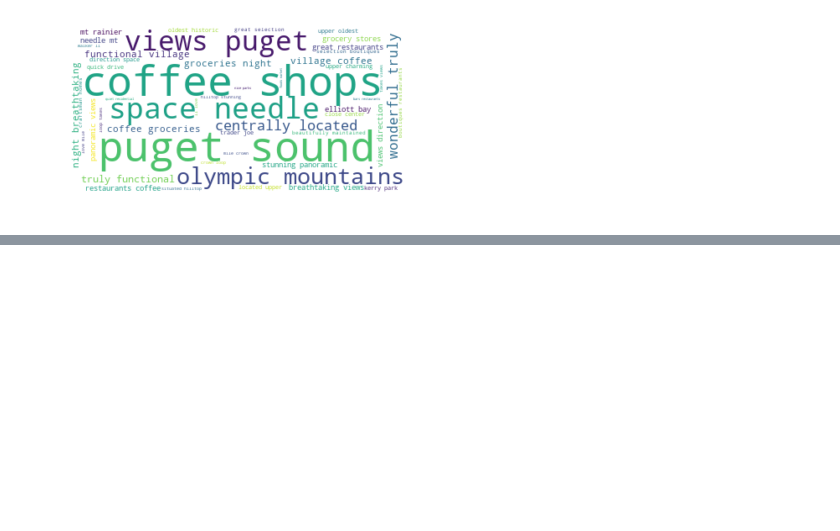
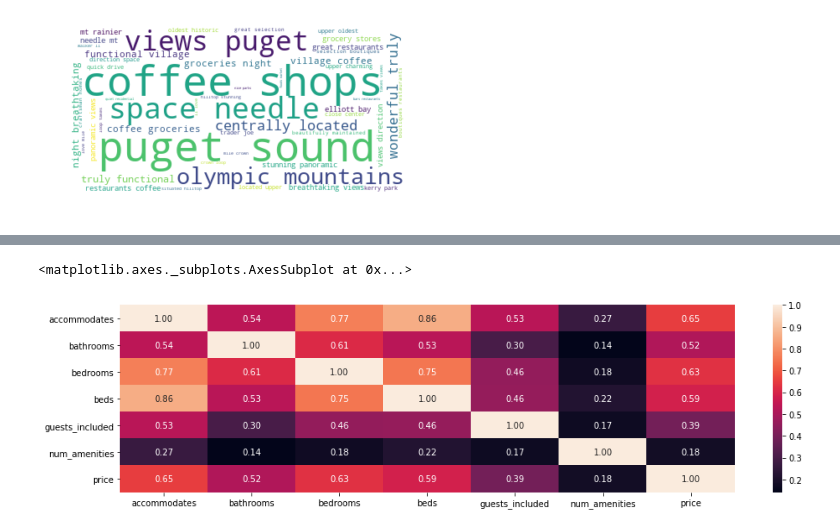
Before and after one commit to fuanqi/datascience, a Jupyter notebook: Airbnb EDA/Seattle Airbnb EDA.ipynb, the cells around one changed output, grey strips where cells are left out. Drawn from its saved outputs; the diff is of its cells as text; code cells hidden in the pictures; blank space fills up the shorter version.

```diff
--- a/Airbnb EDA/Seatle Airbnb EDA.ipynb
+++ b/Airbnb EDA/Seattle Airbnb EDA.ipynb
@@ -21,9 +21,9 @@ pd.set_option('display.max_rows', 500)
 pd.set_option('display.max_columns', 500)
 import seaborn as sns
 # %%
-reviews = pd.read_csv('seatle/reviews.csv')
-calendar = pd.read_csv('seatle/calendar.csv')
-listings = pd.read_csv('seatle/listings.csv')
+reviews = pd.read_csv('seattle/reviews.csv')
+calendar = pd.read_csv('seattle/calendar.csv')
+listings = pd.read_csv('seattle/listings.csv')
 # %%
 reviews.head()
 # %% [output]
@@ -611,0 +504,6 @@ Index(['property_type_Boat', 'neighbourhood_cleansed_Pioneer Square',
+# %%
+fig,ax=plt.subplots(figsize=(16,4))
+sns.heatmap(model_df.corr(), fmt='.2f', annot=True, ax=ax)
+# %% [output]
+<matplotlib.axes._subplots.AxesSubplot at 0x...>
+[figure, added]
```
Also changed, not shown: parts of 63 cells of this notebook, 1 other file.
